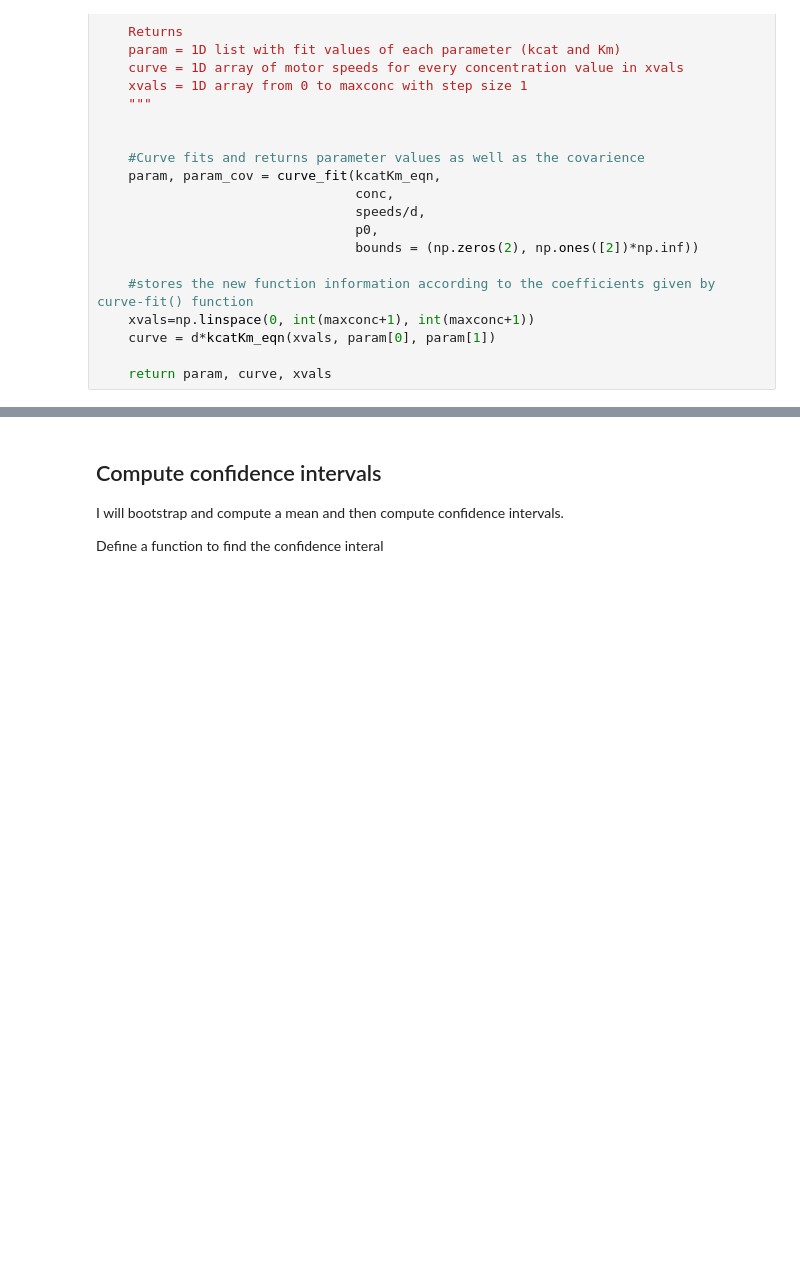
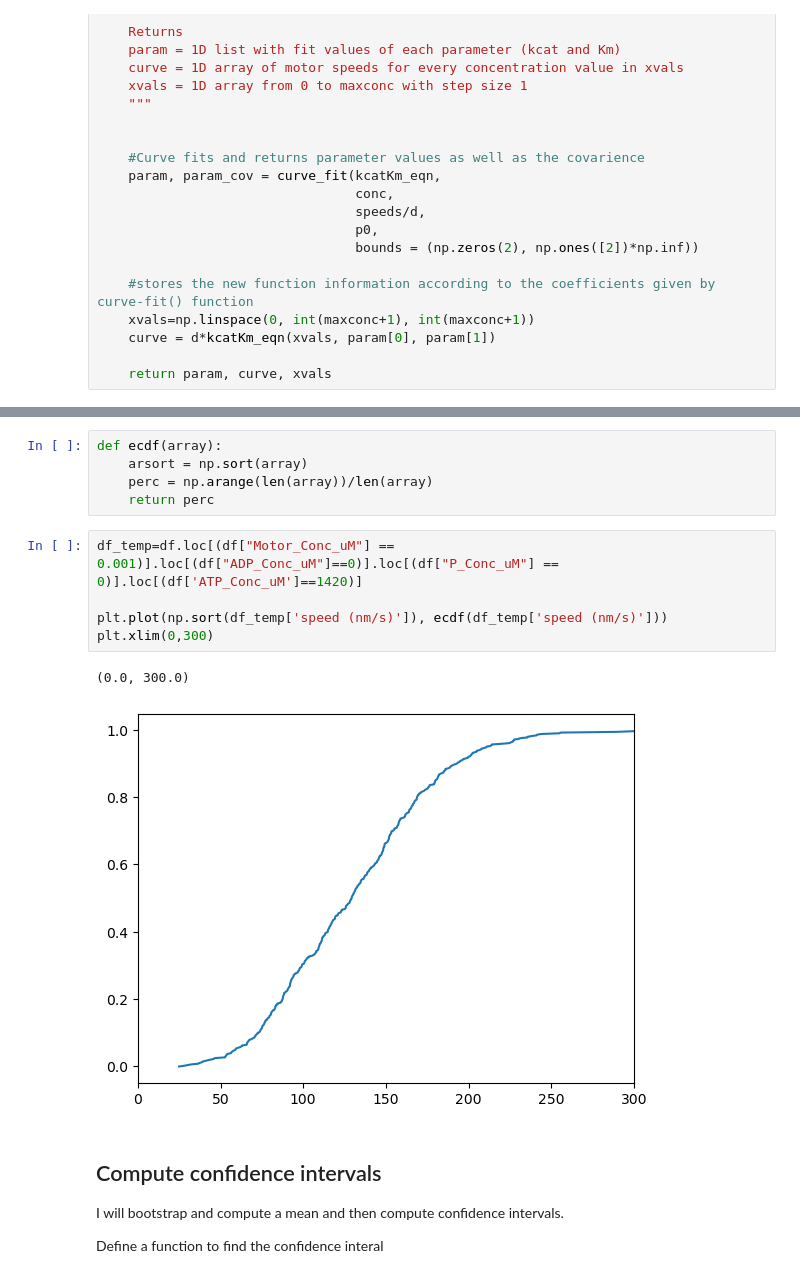
Before and after one commit to RPGroup-PBoC/am_atp, a Jupyter notebook: analysis/gliding/2023-11-06_glidinganal.ipynb, the cells around one changed output, grey strips where cells are left out. Cells and saved outputs as stored; diff of their text form; blank space fills up the shorter version.

```diff
--- a/analysis/gliding/2023-11-06_glidinganal.ipynb
+++ b/analysis/gliding/2023-11-06_glidinganal.ipynb
@@ -178,3 +213,16 @@ plt.ylim(-10,400)
+# %%
+def ecdf(array):
+    arsort = np.sort(array)
+    perc = np.arange(len(array))/len(array)
+    return perc
+# %%
+df_temp=df.loc[(df["Motor_Conc_uM"] == 0.001)].loc[(df["ADP_Conc_uM"]==0)].loc[(df["P_Conc_uM"] == 0)].loc[(df['ATP_Conc_uM']==1420)]
+
+plt.plot(np.sort(df_temp['speed (nm/s)']), ecdf(df_temp['speed (nm/s)']))
+plt.xlim(0,300)
+# %% [output]
+(0.0, 300.0)
+[figure, added]
 # %% [markdown]
 ## Compute confidence intervals
 
```
Also changed, not shown: parts of 13 cells of this notebook, 6 other files.
